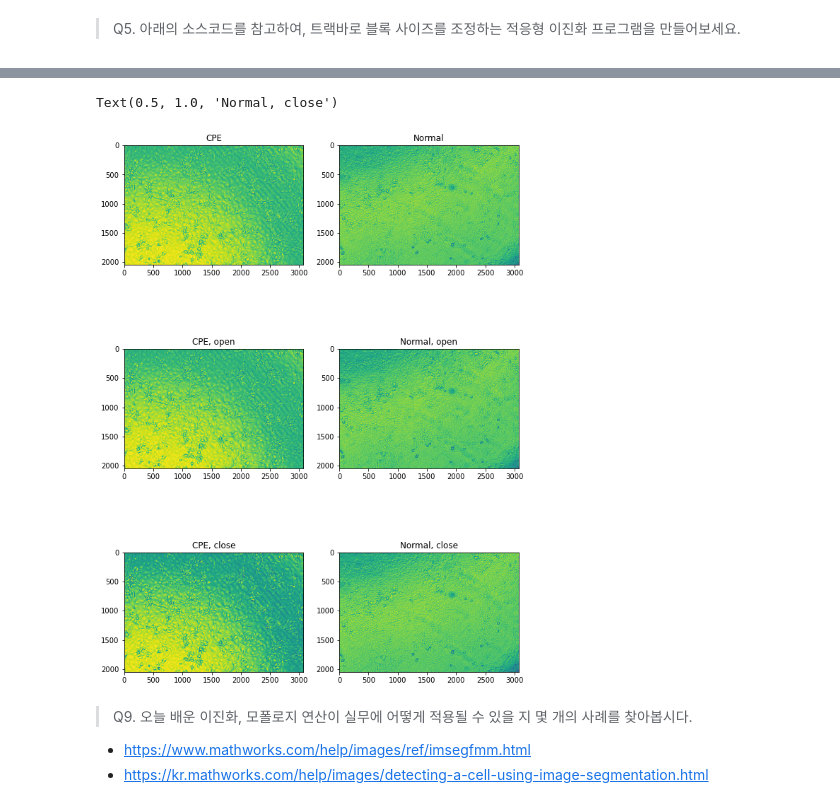
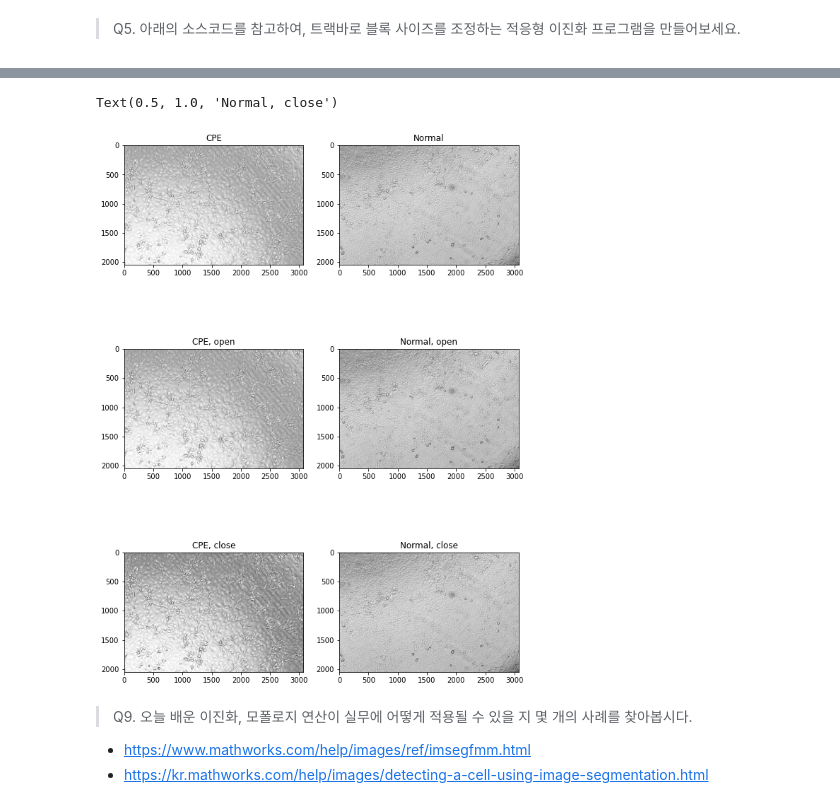
Before and after one commit to ShowMeTheCV/Hyeseong, a Jupyter notebook: 0522_8th.ipynb, the cells around one changed output, grey strips where cells are left out. Saved outputs shown, nothing was run; the diff lists cells and outputs as text; code cells hidden in the pictures.

```diff
--- a/0522_8th.ipynb
+++ b/0522_8th.ipynb
@@ -390,33 +390,33 @@ Text(0.5, 1.0, 'Normal, dilate')
 # %%
 CPE_dst1 = cv2.morphologyEx(CPE_src, cv2.MORPH_OPEN, kernel)
 CPE_dst2 = cv2.morphologyEx(CPE_src, cv2.MORPH_CLOSE,kernel)
 
 Normal_dst1 = cv2.morphologyEx(Normal_src, cv2.MORPH_OPEN, kernel)
 Normal_dst2 = cv2.morphologyEx(Normal_src, cv2.MORPH_CLOSE,kernel)
 
 
 plt.figure(figsize=(10, 15))
 plt.subplot(3, 2, 1)
-plt.imshow(CPE_src)
+plt.imshow(CPE_src, cmap='gray')
 plt.title('CPE')
 plt.subplot(3, 2, 3)
-plt.imshow(CPE_dst1)
+plt.imshow(CPE_dst1, cmap='gray')
 plt.title('CPE, open')
 plt.subplot(3, 2, 5)
-plt.imshow(CPE_dst2)
+plt.imshow(CPE_dst2, cmap='gray')
 plt.title('CPE, close')
 plt.subplot(3, 2, 2)
-plt.imshow(Normal_src)
+plt.imshow(Normal_src, cmap='gray')
 plt.title('Normal')
 plt.subplot(3, 2, 4)
-plt.imshow(Normal_dst1)
+plt.imshow(Normal_dst1, cmap='gray')
 plt.title('Normal, open')
 plt.subplot(3, 2, 6)
-plt.imshow(Normal_dst2)
+plt.imshow(Normal_dst2, cmap='gray')
 plt.title('Normal, close')
 # %% [output]
 Text(0.5, 1.0, 'Normal, close')
-[figure, old version]
+[figure, new version]
 # %% [markdown]
 > Q9. 오늘 배운 이진화, 모폴로지 연산이 실무에 어떻게 적용될 수 있을 지 몇 개의 사례를 찾아봅시다.
 
```
Also changed, not shown: parts of 4 cells of this notebook.
